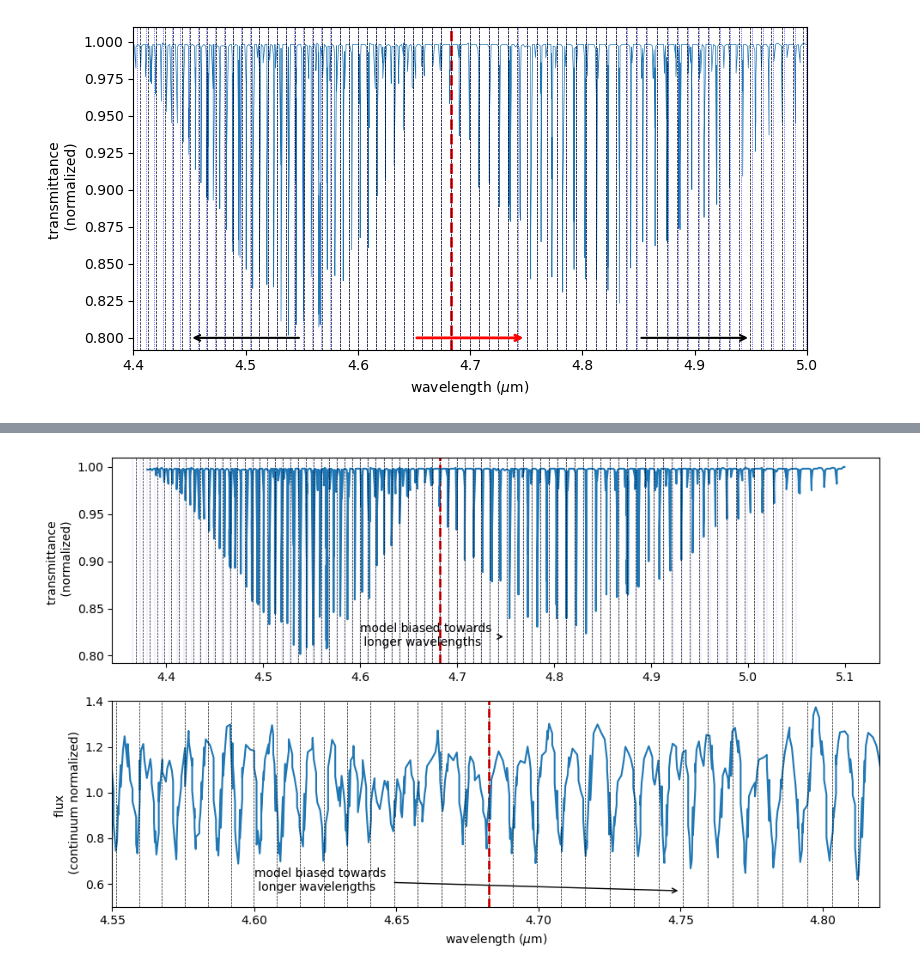
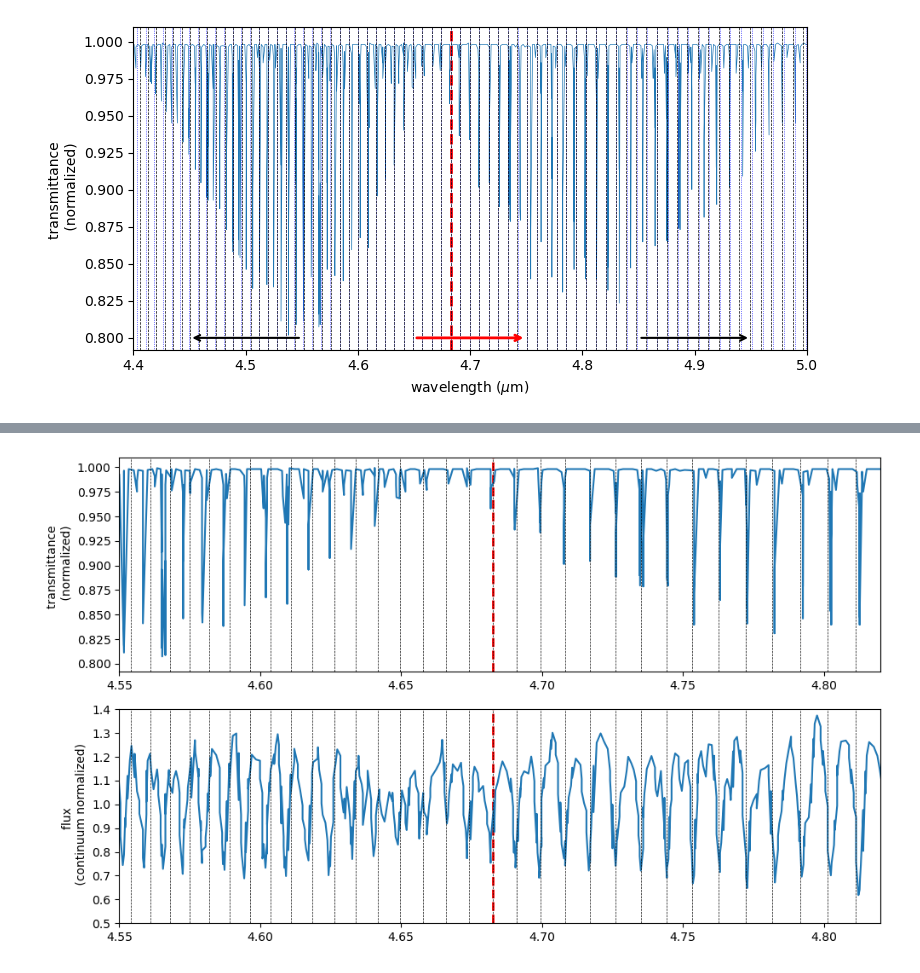
Before and after one commit to shubhagrawal30/ExoplanetAtmospheres, a Jupyter notebook: CO_ro-vib.ipynb, the cells around one changed output, grey strips where cells are left out. Cells and saved outputs as stored; diff of their text form; code cells hidden in the pictures.

```diff
--- a/CO_ro-vib.ipynb
+++ b/CO_ro-vib.ipynb
@@ -188,0 +195,7 @@ plt.savefig("plots/CO_vib_centrifugal.png", dpi=300)
+# %%
+num_levels = 40
+B_rotational_coupling = B_rotational.to(u.eV, equivalencies=u.spectral()) + coupling_constant * 0.5 * np.arange(-num_levels, num_levels+1)
+deltaE_coupling = 2*B_rotational_coupling
+energy_shifts_coupling = np.append(np.arange(-num_levels, 0)*(deltaE_coupling[:num_levels]), \
+    np.arange(0, num_levels+1)*(deltaE_coupling[num_levels:]))
+energy_levels_coupling = vib_energy + energy_shifts_coupling
@@ -188,0 +208,3 @@ plt.savefig("plots/CO_vib_centrifugal.png", dpi=300)
+# %%
+transition_wvs_coupling = (c.h * c.c / (energy_levels_coupling[::-1])).to(u.micron)
+transition_wvs_coupling
@@ -188,0 +240,3 @@ plt.savefig("plots/CO_vib_centrifugal.png", dpi=300)
+# %%
+D_rotational_coupling = 4 * (B_rotational_coupling.to(u.GHz, equivalencies=u.spectral()))**3 / nu**2
+D_rotational_coupling.to(u.GHz)
@@ -188,0 +245,5 @@ plt.savefig("plots/CO_vib_centrifugal.png", dpi=300)
+# %%
+energy_shifts_both = energy_shifts_coupling + (4 * c.h * D_rotational_coupling)
+energies_both = vib_energy + energy_shifts_both
+transition_wvs_both = (c.h * c.c / (energies_both[::-1])).to(u.micron)
+transition_wvs_both
@@ -189,35 +256,24 @@ plt.savefig("plots/CO_vib_centrifugal.png", dpi=300)
 # %%
 # plot subfigures top and bottom and long and short
 plt.figure(figsize=(10, 6))
 plt.subplot(2, 1, 1)
 plt.axvline(vib_wv.value, linewidth=2, color='red', linestyle='--')
 plt.plot(CO_wvs, CO_flux)
-for transition_wv in transition_wvs_centrifugal:
-    plt.axvline(transition_wv.value, linewidth=0.2, color='blue', linestyle=':')
-for transition_wv in transition_wvs_simple:
+for transition_wv in transition_wvs_both:
     plt.axvline(transition_wv.value, linewidth=0.5, color='k', linestyle='--')
-# plt.xlim([4.55, 4.82])
-plt.annotate('model biased towards \n longer wavelengths',
-                xy=(4.75, 0.82), xycoords='data',
-                xytext=(4.6, 0.81), textcoords='data',
-                arrowprops=dict(arrowstyle="->"))
+plt.xlim([4.55, 4.82])
 plt.ylabel("transmittance \n (normalized)")
 
 plt.subplot(2, 1, 2)
 plt.axvline(vib_wv.value, linewidth=2, color='red', linestyle='--')
 plt.plot(jwst_wvs, jwst_features)
-for transition_wv in transition_wvs_centrifugal:
+for transition_wv in transition_wvs_both:
     plt.axvline(transition_wv.value, linewidth=0.5, color='k', linestyle='--')
 plt.xlim([4.55, 4.82])
 plt.ylim([0.5, 1.4])
-plt.annotate('model biased towards \n longer wavelengths',
-                xy=(4.75, 0.57), xycoords='data',
-                xytext=(4.6, 0.57), textcoords='data',
-                arrowprops=dict(arrowstyle="->"))
-plt.xlabel("wavelength ($\mu$m)")
 plt.ylabel("flux \n (continuum normalized)")
 plt.tight_layout()
-# plt.savefig("plots/CO_vib_simple.png", dpi=300)
+plt.savefig("plots/CO_vib_both.png", dpi=300)
 plt.show()
 # %% [output]
-[figure, old version]
+[figure, new version]
```
Also changed, not shown: parts of 8 cells of this notebook, 2 other files.
